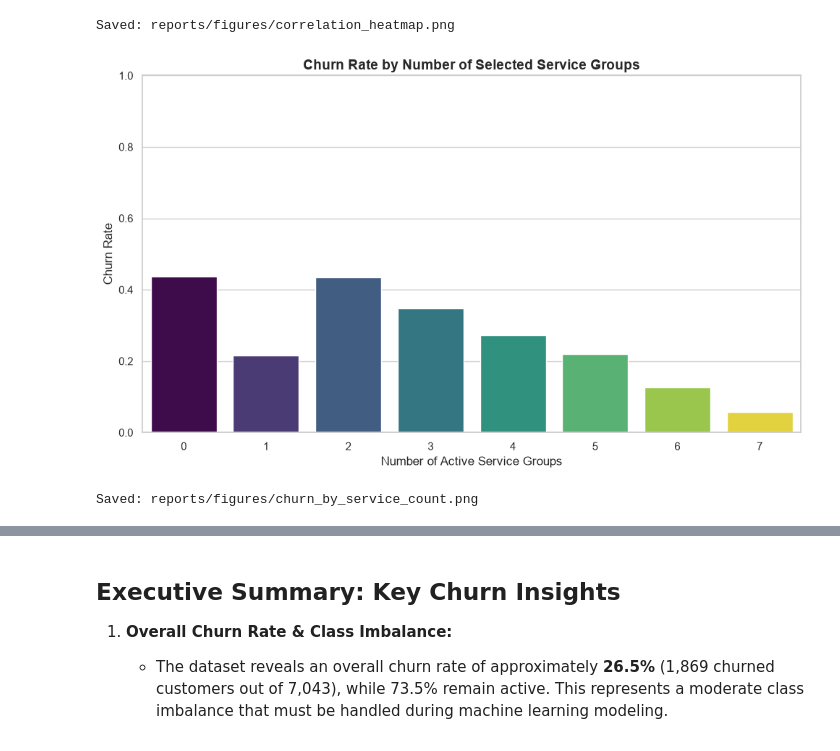
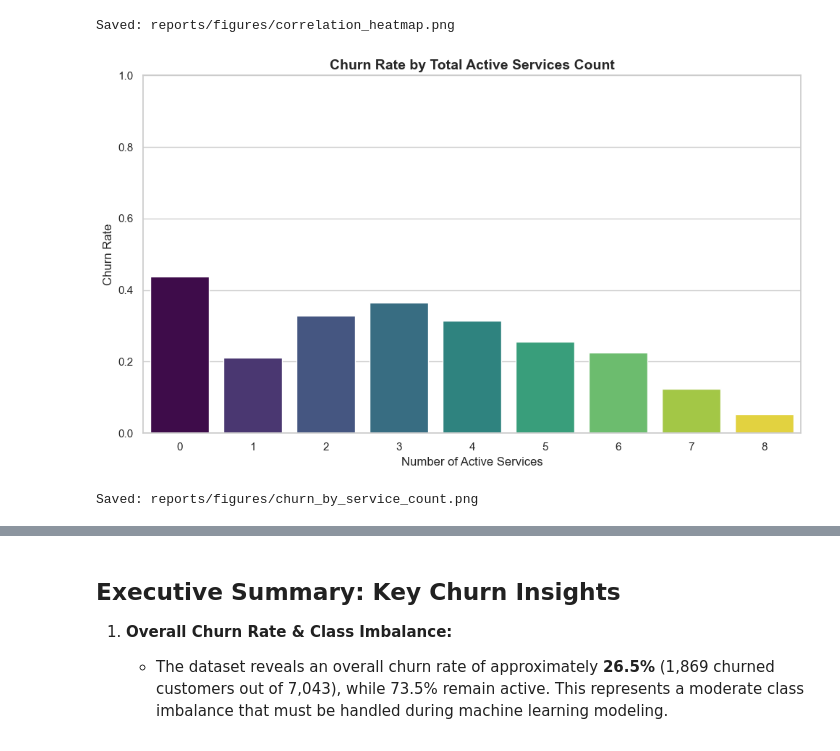
Before and after one commit to Laiba-Shahid1078/bye-bye-churn, a Jupyter notebook: bye_bye_churn.ipynb, the cells around one changed output, grey strips where cells are left out. Drawn from its saved outputs; the diff is of its cells as text; code cells hidden in the pictures.

```diff
--- a/bye_bye_churn.ipynb
+++ b/bye_bye_churn.ipynb
@@ -458,42 +451,40 @@ print('Saved: reports/figures/correlation_heatmap.png')
 [figure]
 Saved: reports/figures/correlation_heatmap.png
 # %%
-# Count selected service groups for each customer
+# Count how many add-on/phone/internet services each customer has active
 service_cols = [
     'OnlineSecurity',
     'OnlineBackup',
     'DeviceProtection',
     'TechSupport',
     'StreamingTV',
     'StreamingMovies',
     'PhoneService',
+    'MultipleLines',
 ]
-
-df['num_services'] = (df[service_cols] == 'Yes').sum(axis=1)
+df['service_count'] = (df[service_cols] == 'Yes').sum(axis=1)
 
 plt.figure(figsize=(10, 6))
 sns.barplot(
     data=df,
-    x='num_services',
+    x='service_count',
     y='Churn_flag',
     errorbar=None,
     palette='viridis',
-    hue='num_services',
+    hue='service_count',
     legend=False,
 )
 plt.title(
-    'Churn Rate by Number of Selected Service Groups',
-    fontsize=14,
-    fontweight='bold',
+    'Churn Rate by Total Active Services Count', fontsize=14, fontweight='bold'
 )
-plt.xlabel('Number of Active Service Groups', fontsize=12)
+plt.xlabel('Number of Active Services', fontsize=12)
 plt.ylabel('Churn Rate', fontsize=12)
 plt.ylim(0, 1)
 
 plt.tight_layout()
 plt.savefig('reports/figures/churn_by_service_count.png', dpi=300)
 plt.show()
 print('Saved: reports/figures/churn_by_service_count.png')
 # %% [output]
-[figure, old version]
+[figure, new version]
 Saved: reports/figures/churn_by_service_count.png
```
Also changed, not shown: parts of 8 cells of this notebook, 1 other file.
